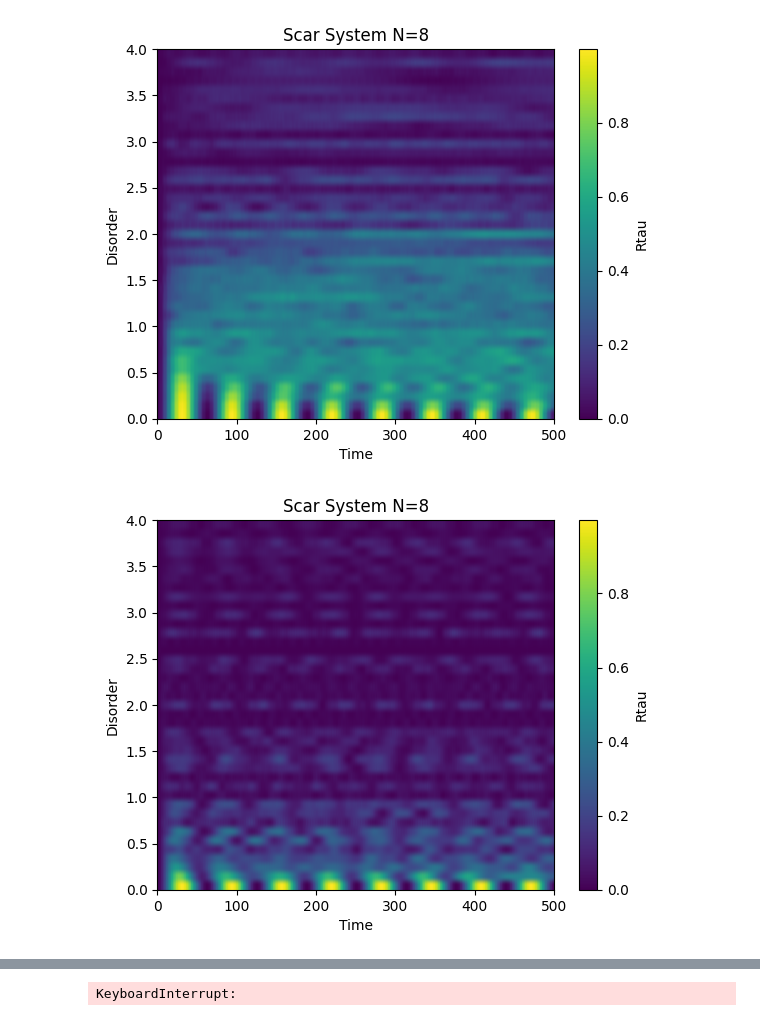
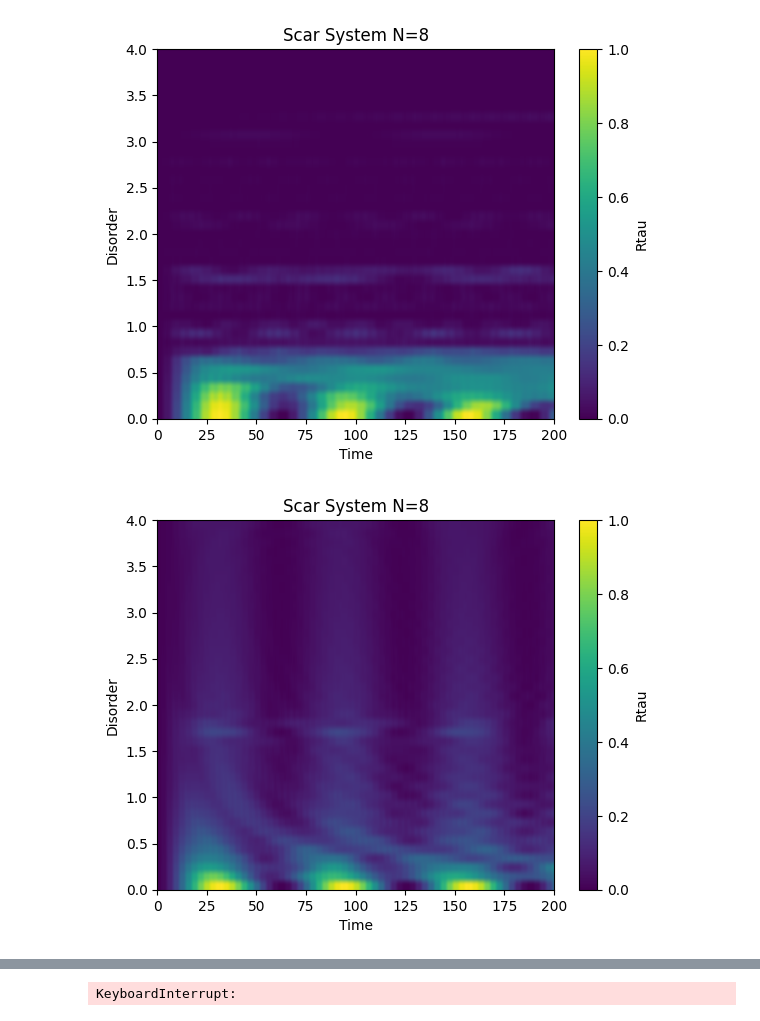
Before and after one commit to Idden/Quantum-Internship, a Jupyter notebook: Quantum_Batteries_Scars/disorder_tests/test1.ipynb, the cells around one changed output, grey strips where cells are left out. Saved outputs shown, nothing was run; the diff lists cells and outputs as text; code cells hidden in the pictures.

```diff
--- a/Quantum_Batteries_Scars/disorder_tests/test1.ipynb
+++ b/Quantum_Batteries_Scars/disorder_tests/test1.ipynb
@@ -6,92 +6,60 @@ from quantumScarFunctions import *
 # %%
 wd = 0.642570281124498
 wm = 1.0
-tau = 500
-tlist = np.linspace(0, tau, 1000)
-detuning = 0.2
+tau = 200
+tlist = np.linspace(0, tau, 400)
+detuning = 0.5
 dlist = np.linspace(0, 4, 41)
 N = 8
-np.random.seed(0)
 # %%
-expectationDensityEtau = []
-H0, H1, eigenvalues, eigenstates, psi0, basisList = get_scar_ham(N)
-basisLen = len(basisList)
+densityRtau_scar = []
+for d in dlist:
+    Rtau = None
+    H0, H1, eigenvalues, eigenstates, psi0, basisList = get_scar_ham(N, disorder=True, detuning=d)
+    args = {"A": 0.1, "omega": wd}
+    H = qt.QobjEvo([H0, [H1, coeff]], args=args)
+    psi_t = qt.sesolve(H, eigenstates[0], tlist, e_ops=[H0])
+    Rtau = np.real(psi_t.expect[0] - psi_t.expect[0][0]) / (eigenvalues[-1] - eigenvalues[0])
+    densityRtau_scar.append(Rtau)
 
-for d in dlist:
-    # random diagonal with zero mean
-    diag_vals = np.random.uniform(-d, d, basisLen)
-    diag_vals -= np.mean(diag_vals)
-    diagLocation = list(range(basisLen))
-    H_anharm = csr_matrix((diag_vals, (diagLocation, diagLocation)), shape=(basisLen, basisLen))
-    H_anharm = qt.Qobj(H_anharm)
-
-    Hscar = H0 + H_anharm
-    deigvals, deigstates = Hscar.eigenstates()
-    band = deigvals[-1] - deigvals[0]
-
-    args = {"A": 0.1, "omega": wd}
-    H = qt.QobjEvo([Hscar, [H1, coeff]], args=args)
-    psi_t = qt.sesolve(H, deigstates[0], tlist)
-
-    # eq 2.3
-    temp = []
-    H00 = psi_t.states[0].dag() * Hscar * psi_t.states[0]
-    for states in psi_t.states:
-        H0tau = states.dag() * Hscar * states
-        Etau = H0tau - H00
-        temp.append(Etau.real)
-    temp = np.array(temp)
-    expectationDensityEtau.append(temp / band)
-
-# eq 4.1
-plt.imshow(expectationDensityEtau,
+plt.imshow(densityRtau_scar,
            extent=[tlist.min(), tlist.max(), dlist.min(), dlist.max()],
            origin='lower',
            aspect='auto',
-           cmap='viridis')
+           cmap='viridis', vmin=0, vmax=1)
 plt.colorbar(label="Rtau")
 plt.title(f"Scar System N={N}")
 plt.ylabel("Disorder")
 plt.xlabel("Time")
 plt.show()
 
 # decoupled system
-expectationDensityEtau = []
-qlen = 2**N
-
+densityRtau_qubit = []
 for d in dlist:
-    qH0, qH1, wm = get_random_qubit_ham(N, detuning=d, wm=wm)
+    qRtau = None
+    qH0, qH1, wm = get_qubit_ham(N, wm=1.0, disorder=True, detuning=d)
     qeigvals, qeigstates = qH0.eigenstates()
     qband = qeigvals[-1] - qeigvals[0]
 
     qargs = {"A": 0.1, "omega": wm}
     qH = qt.QobjEvo([qH0, [qH1, coeff]], args=qargs)
-    qpsi_t = qt.sesolve(qH, qeigstates[0], tlist)
+    qpsi_t = qt.sesolve(qH, qeigstates[0], tlist, e_ops=[qH0])
+    qRtau = np.real(qpsi_t.expect[0] - qpsi_t.expect[0][0]) / qband
+    densityRtau_qubit.append(qRtau)
 
-    # eq 2.3
-    temp = []
-    H00 = qpsi_t.states[0].dag() * qH0 * qpsi_t.states[0]
-    for states in qpsi_t.states:
-        H0tau = states.dag() * qH0 * states
-        Etau = H0tau - H00
-        temp.append(Etau.real)
-    temp = np.array(temp)
-    expectationDensityEtau.append(temp / qband)
-
-# eq 4.1
-plt.imshow(expectationDensityEtau,
+plt.imshow(densityRtau_qubit,
            extent=[tlist.min(), tlist.max(), dlist.min(), dlist.max()],
            origin='lower',
            aspect='auto',
-           cmap='viridis')
+           cmap='viridis', vmin=0, vmax=1)
 plt.colorbar(label="Rtau")
 plt.title(f"Scar System N={N}")
 plt.ylabel("Disorder")
 plt.xlabel("Time")
 plt.show()
 # %% [output]
-[figure, old version]
+[figure, new version]
-[figure, old version]
+[figure, new version]
 # %%
 # scar system
 args = {"A": 0.1, "omega": wd}
```
Also changed, not shown: parts of 2 cells of this notebook, 3 other files.
